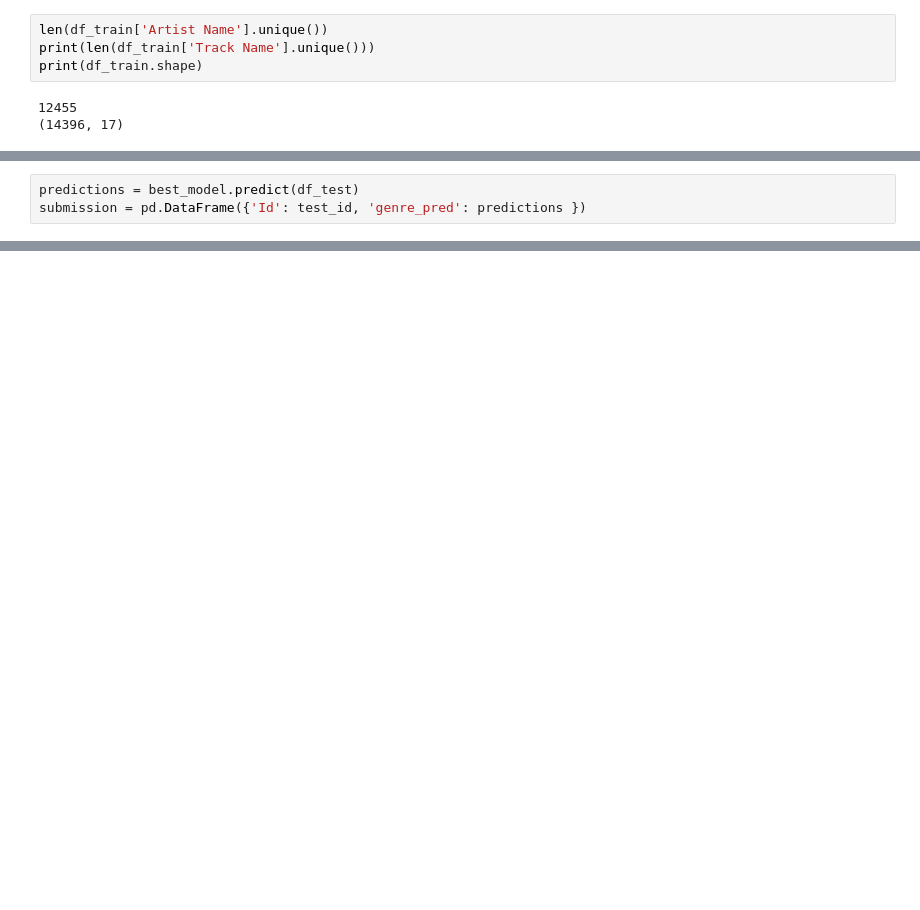
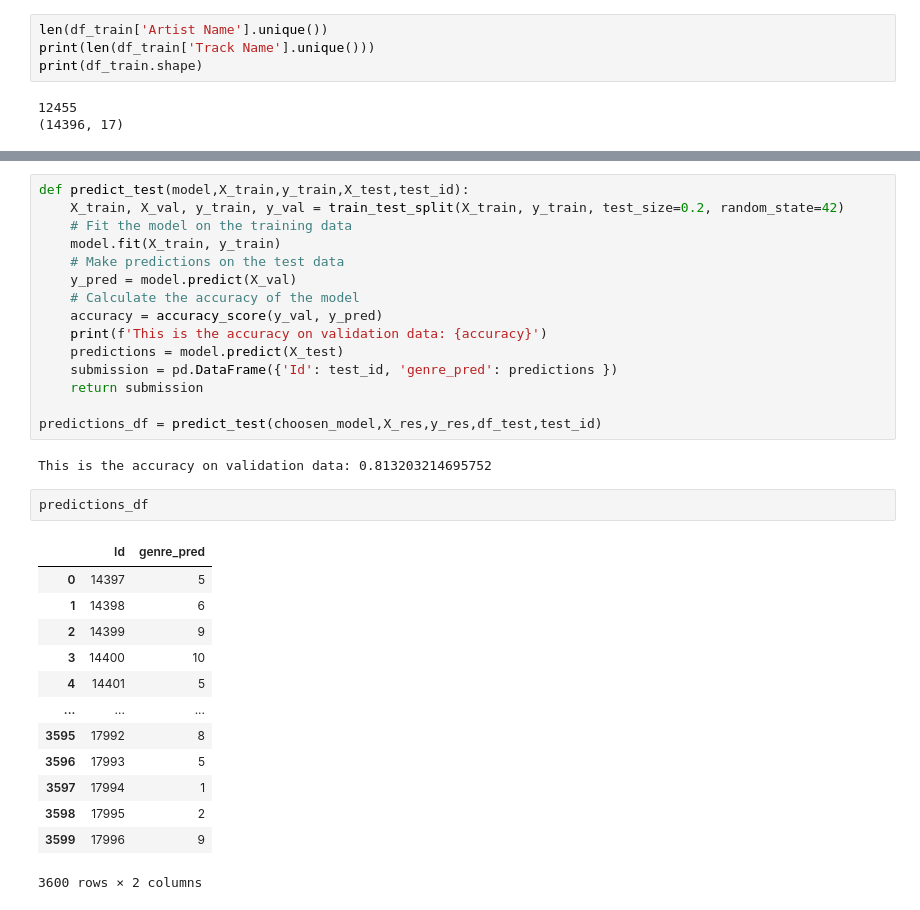
Before and after one commit to mohannadrateb/Data-Science-Eng-Portfolio, a Jupyter notebook: Classification/Music_genre_classification/Music_classification.ipynb, the cells around one changed output, grey strips where cells are left out. Drawn from its saved outputs; the diff is of its cells as text; blank space fills up the shorter version.

```diff
--- a/Classification/Music_genre_classification/Music_classification.ipynb
+++ b/Classification/Music_genre_classification/Music_classification.ipynb
@@ -352,3 +376,0 @@ print(acc)
-# %%
-predictions = best_model.predict(df_test)
-submission = pd.DataFrame({'Id': test_id, 'genre_pred': predictions })
@@ -358,0 +388,33 @@ importances = best_model.feature_importances_
+# %%
+def predict_test(model,X_train,y_train,X_test,test_id):
+    X_train, X_val, y_train, y_val = train_test_split(X_train, y_train, test_size=0.2, random_state=42)
+    # Fit the model on the training data
+    model.fit(X_train, y_train)
+    # Make predictions on the test data
+    y_pred = model.predict(X_val)
+    # Calculate the accuracy of the model
+    accuracy = accuracy_score(y_val, y_pred)
+    print(f'This is the accuracy on validation data: {accuracy}')
+    predictions = model.predict(X_test)
+    submission = pd.DataFrame({'Id': test_id, 'genre_pred': predictions })
+    return submission
+
+predictions_df = predict_test(choosen_model,X_res,y_res,df_test,test_id)
+# %% [output]
+This is the accuracy on validation data: 0.813203214695752
+# %%
+predictions_df
+# %% [output]
+|  | Id | genre_pred |
+| 0 | 14397 | 5 |
+| 1 | 14398 | 6 |
+| 2 | 14399 | 9 |
+| 3 | 14400 | 10 |
+| 4 | 14401 | 5 |
+| ... | ... | ... |
+| 3595 | 17992 | 8 |
+| 3596 | 17993 | 5 |
+| 3597 | 17994 | 1 |
+| 3598 | 17995 | 2 |
+| 3599 | 17996 | 9 |
+3600 rows × 2 columns
```
Also changed, not shown: parts of 37 cells of this notebook.
